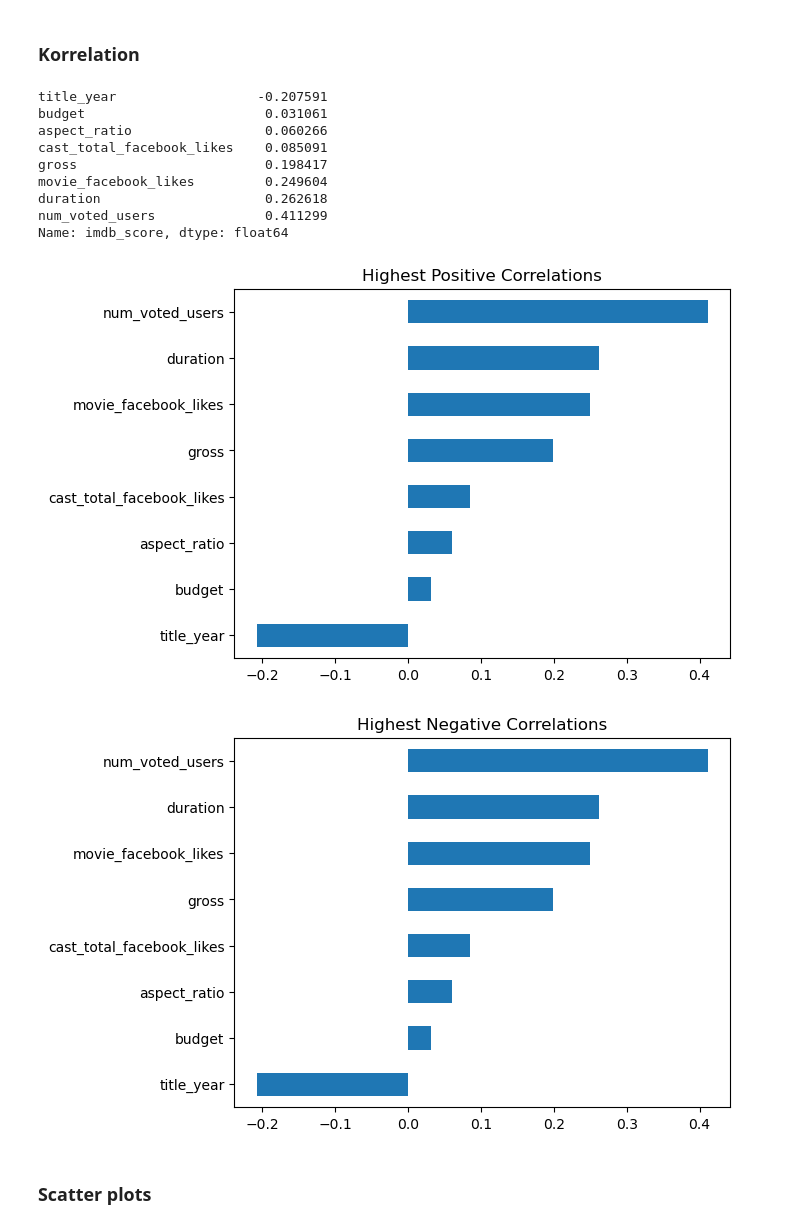
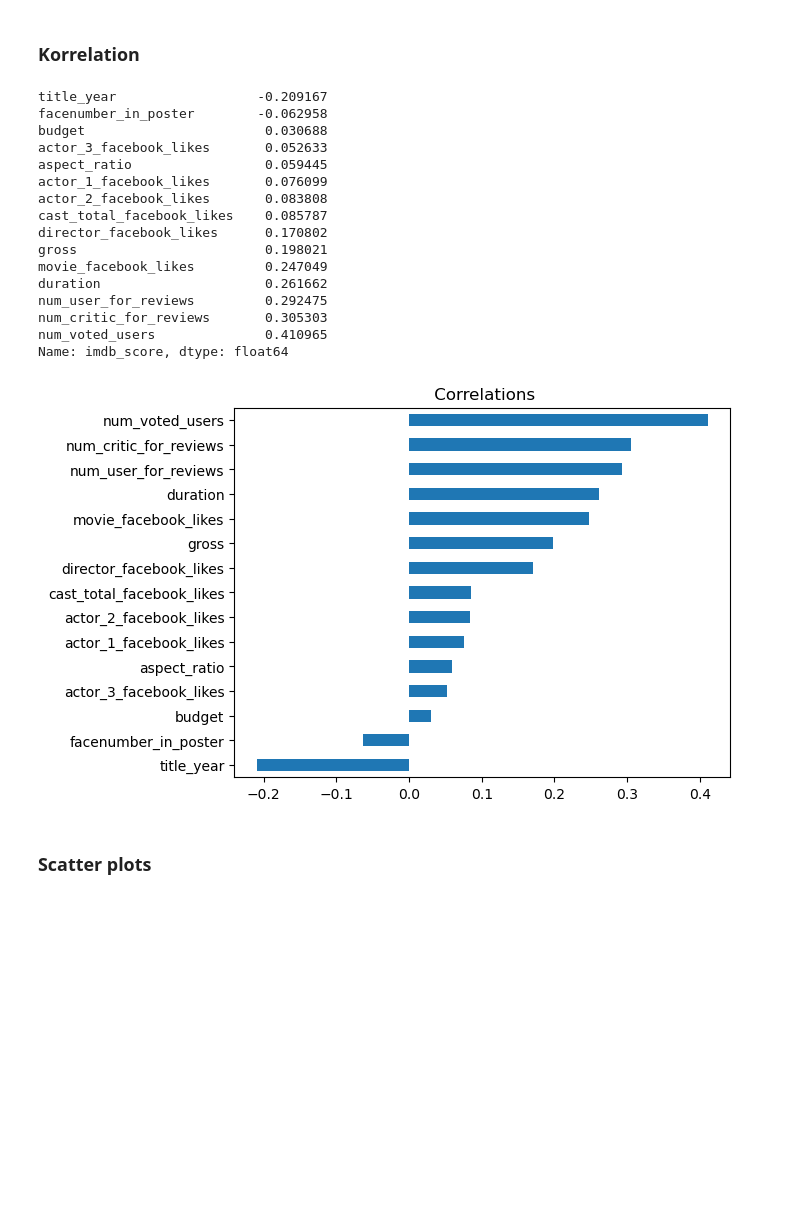
Before and after one commit to annayaroshenko505-ai/imdb_score_prediction, a Jupyter notebook: imdb_score_prediction.ipynb, the cells around one changed output. Saved outputs shown, nothing was run; the diff lists cells and outputs as text; code cells hidden in the pictures; blank space fills up the shorter version.

Commit message:
added scaterplots and correlation, commented on the results

```diff
--- a/imdb_score_prediction.ipynb
+++ b/imdb_score_prediction.ipynb
@@ -11,7 +11,7 @@ from sklearn.metrics import mean_squared_error, mean_absolute_error, r2_score
 # %% [markdown]
 # Datensatz laden und Exploration
 # %%
-df = pd.read_csv("../movie_metadata.csv", sep=",")
+df = pd.read_csv("movie_metadata.csv", sep=",")
 # %%
 df.head()
 # %% [output]
@@ -103,32 +105,36 @@ plt.show()
 # %%
 
 corr = (
     df.corr(numeric_only=True)["imdb_score"]
     .drop("imdb_score")
     .sort_values()
 )
 
 print(corr)
 
-# positive correlations
-corr.tail(10).plot(kind="barh", title="Highest Positive Correlations")
+
+
+# correlations
+corr.plot(kind="barh", title=" Correlations")
 plt.show()
-
-# negative correlations
-corr.head(10).plot(kind="barh", title="Highest Negative Correlations")
-plt.show()
 # %% [output]
-title_year                  -0.207591
-budget                       0.031061
-aspect_ratio                 0.060266
-cast_total_facebook_likes    0.085091
-gross                        0.198417
-movie_facebook_likes         0.249604
-duration                     0.262618
-num_voted_users              0.411299
+title_year                  -0.209167
+facenumber_in_poster        -0.062958
+budget                       0.030688
+actor_3_facebook_likes       0.052633
+aspect_ratio                 0.059445
+actor_1_facebook_likes       0.076099
+actor_2_facebook_likes       0.083808
+cast_total_facebook_likes    0.085787
+director_facebook_likes      0.170802
+gross                        0.198021
+movie_facebook_likes         0.247049
+duration                     0.261662
+num_user_for_reviews         0.292475
+num_critic_for_reviews       0.305303
+num_voted_users              0.410965
 Name: imdb_score, dtype: float64
-[figure, old version]
+[figure, new version]
-[figure, removed]
 # %% [markdown]
 ### Scatter plots
 # %%
```
Also changed, not shown: parts of 9 cells of this notebook.
